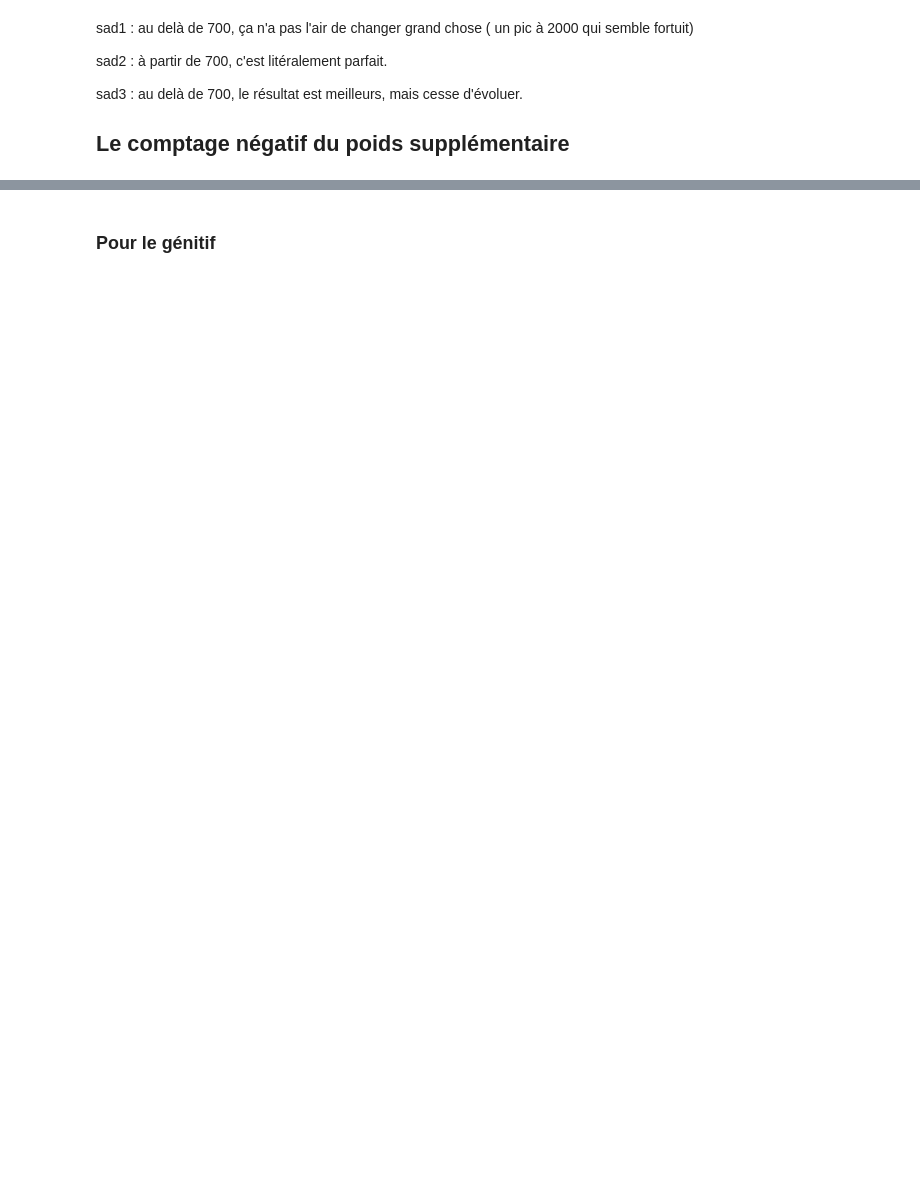
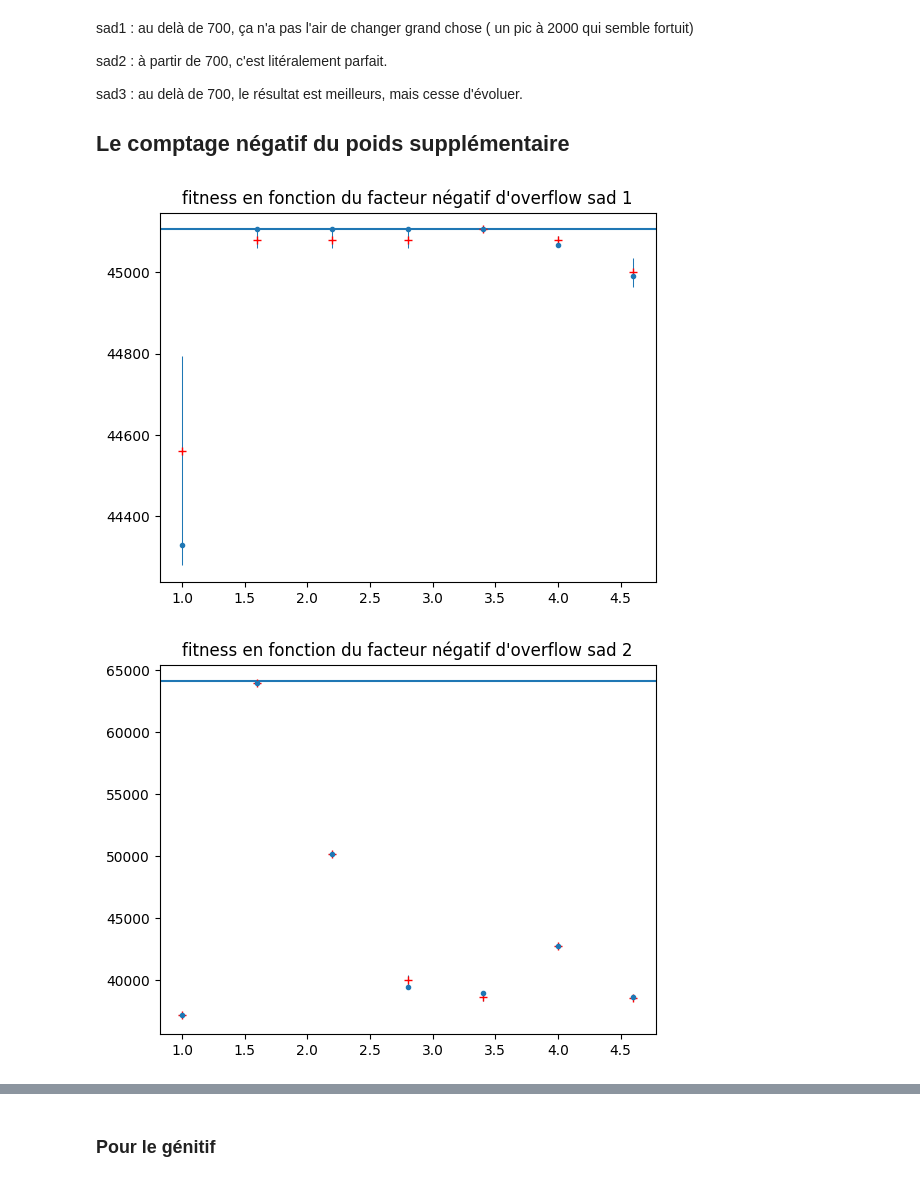
Before and after one commit to Blova-TB/S8_Knapsack, a Jupyter notebook: 10000_item_TABU2.ipynb, the cells around one changed output, grey strips where cells are left out. Drawn from its saved outputs; the diff is of its cells as text; code cells hidden in the pictures; blank space fills up the shorter version.

```diff
--- a/10000_item_TABU2.ipynb
+++ b/10000_item_TABU2.ipynb
@@ -121,16 +121,23 @@ iter_max = 2000
+# %%
+iter_max1 = 2500
+iter_max2 = 2500
+iter_max3 = 5000#plus c'est trop long
 # %%
-iter = floatRange(1,10,0.6)
+iter = floatRange(1,5,0.6)
 
 (var,titre) = variateur_tabou2.compte_negatif_des_points()
 
-solver = tbs.tabou2_solver(sad1,iter_max,tabu_size_1,0,init_size)
+solver = tbs.tabou2_solver(sad1,iter_max1,tabu_size_1,0,init_size)
 testResult = Testor(solver).test(iter ,var,group_size)
 graph_test_result(testResult ,sol_opti1,titre+ " sad 1")
 
-solver = tbs.tabou2_solver(sad2,iter_max,tabu_size_2,0,init_size)
+solver = tbs.tabou2_solver(sad2,iter_max2,tabu_size_2,0,init_size)
 testResult = Testor(solver).test(iter ,var,group_size)
 graph_test_result(testResult,sol_opti2,titre + " sad 2")
 
-solver = tbs.tabou2_solver(sad3,iter_max,tabu_size_3,0,init_size)
+solver = tbs.tabou2_solver(sad3,iter_max3,tabu_size_3,0,init_size)
 testResult = Testor(solver).test(iter,var,group_size)
 graph_test_result(testResult,sol_opti3,titre + " sad 3")
+# %% [output]
+[figure, added]
+[figure, added]
```
Also changed, not shown: parts of 31 cells of this notebook, 5 other files.
